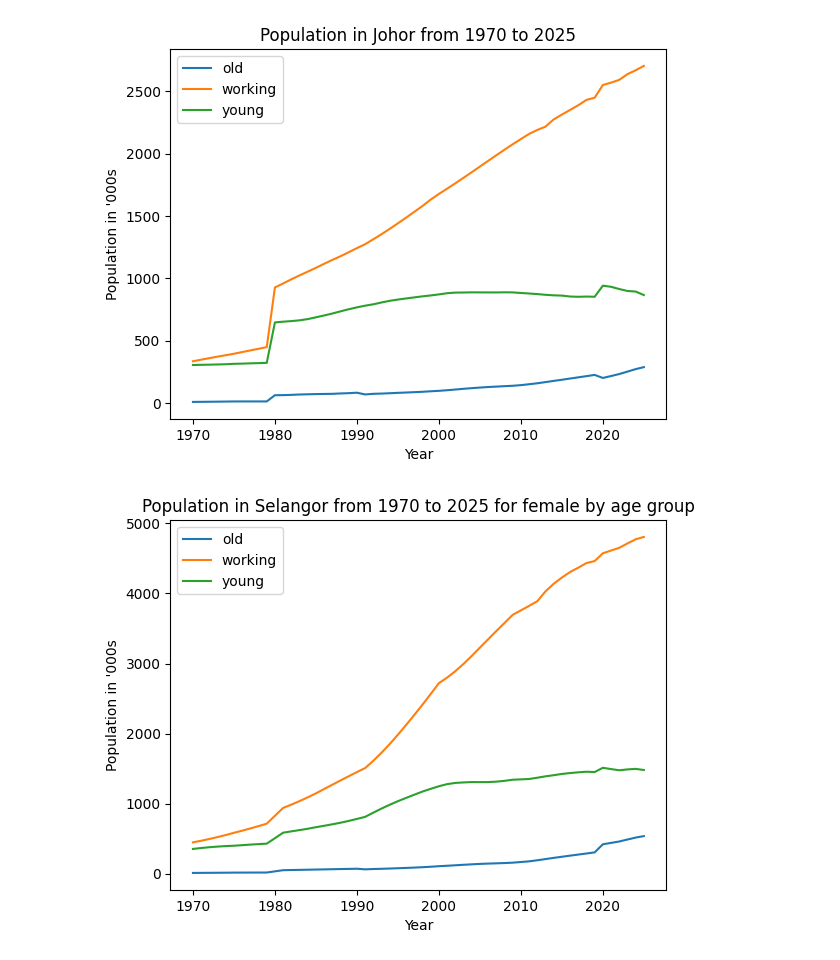
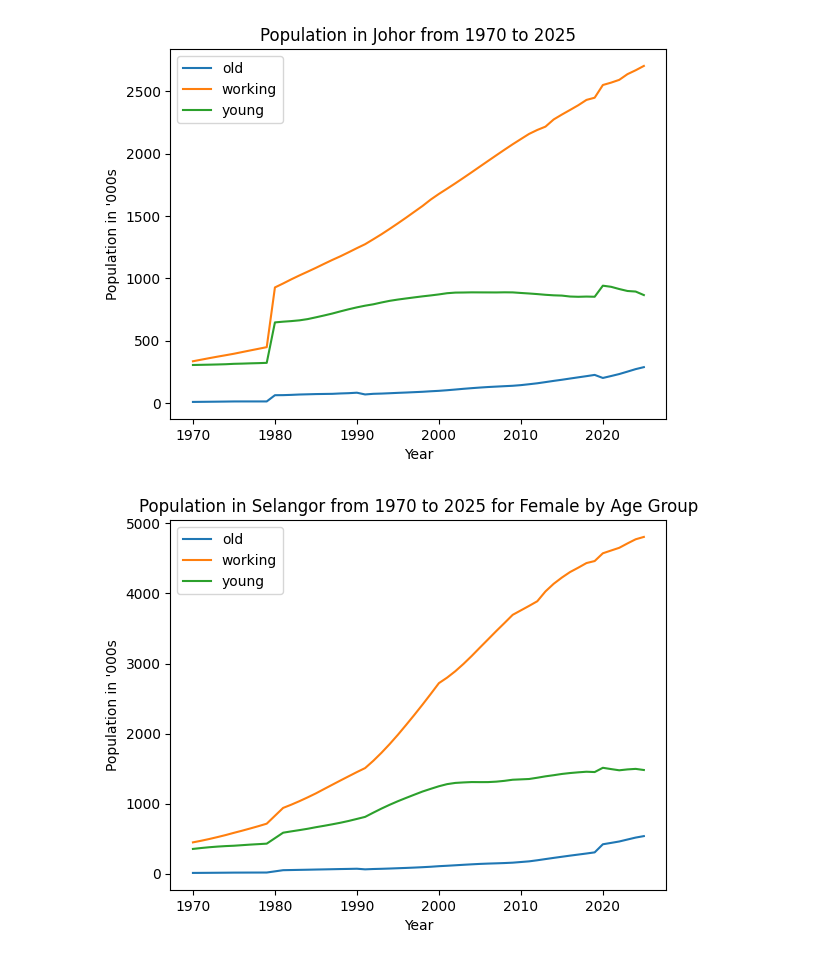
Before and after one commit to JSik01/population_malaysia_data_analysis, a Jupyter notebook: population_by_age_group.ipynb, the cells around one changed output. Saved outputs shown, nothing was run; the diff lists cells and outputs as text; code cells hidden in the pictures.

Commit message:
Title adjustment fot age group, ethicity function for absolute value and proporton line graphs

```diff
--- a/population_by_age_group.ipynb
+++ b/population_by_age_group.ipynb
@@ -188,32 +188,32 @@ def plot_overall_population(state, gender = None, start_year = None):
 
     first_year = df["year"].min()
 
     if gender is None:
         for age_group in df['age_group'].unique():
             age_group_data = df[(df['age_group'] == age_group)
                                         & (df['sex'] == 'both')].copy()
             ax.plot("year", "population", data = age_group_data, label = age_group)
 
         ax.set(
             xlabel="Year",
             ylabel="Population in '000s",
             title=f"Population in {state} from {first_year} to 2025 by age group"
         )
 
         ax.legend()
     else:
         for age_group in df['age_group'].unique():
             age_group_data = df[(df['age_group'] == age_group)].copy()
             ax.plot("year", "population", data = age_group_data, label = age_group)
 
         ax.set(
             xlabel="Year",
             ylabel="Population in '000s",
-            title=f"Population in {state} from {first_year} to 2025 for {gender} by age group"
+            title=f"Population in {state} from {first_year} to 2025 for {gender.title()} by Age Group"
         )
 
         ax.legend()
 
 plot_overall_population("Selangor", gender="female")
 # %% [output]
-[figure, old version]
+[figure, new version]
```
Also changed, not shown: 1 other file.
